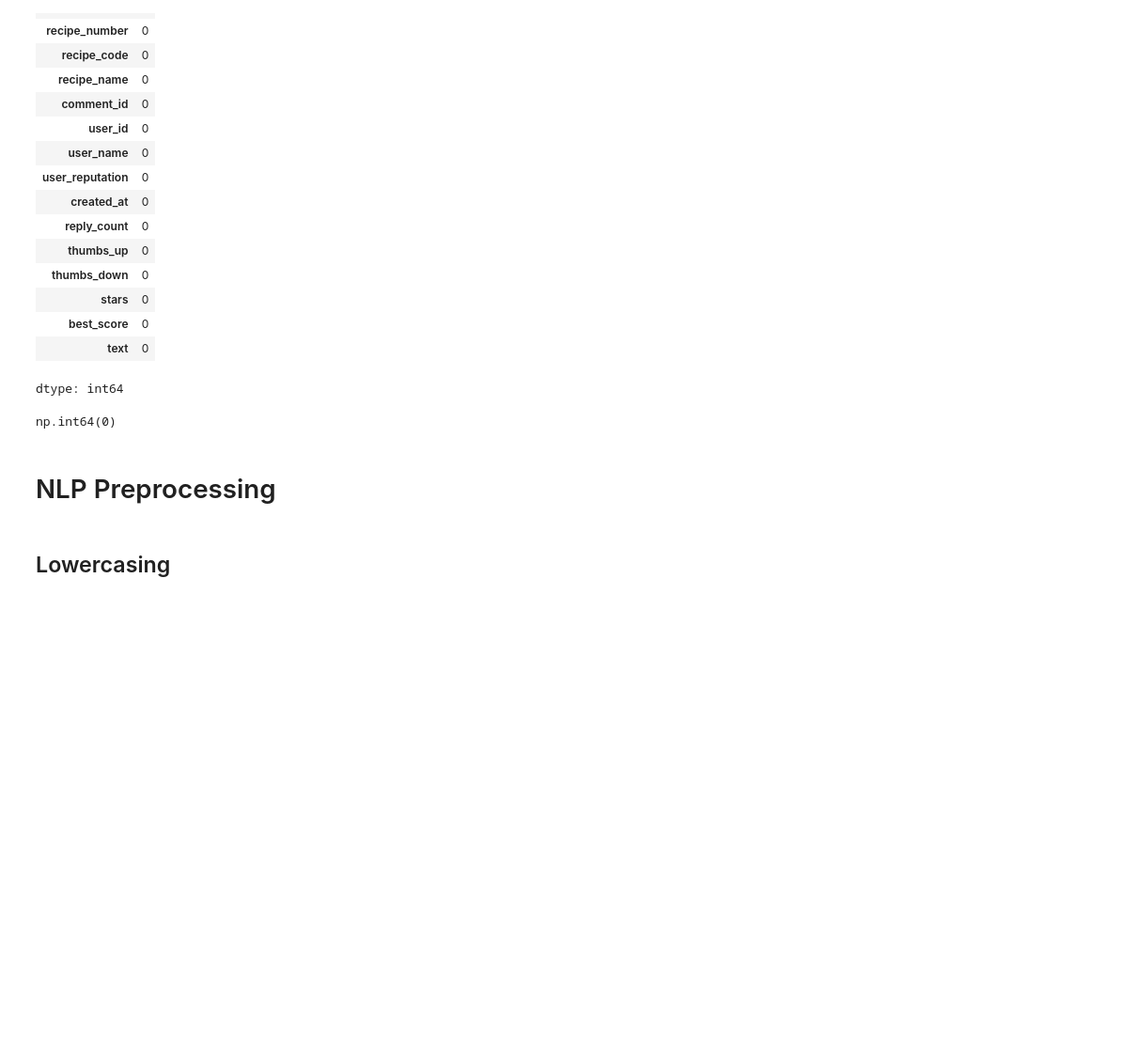
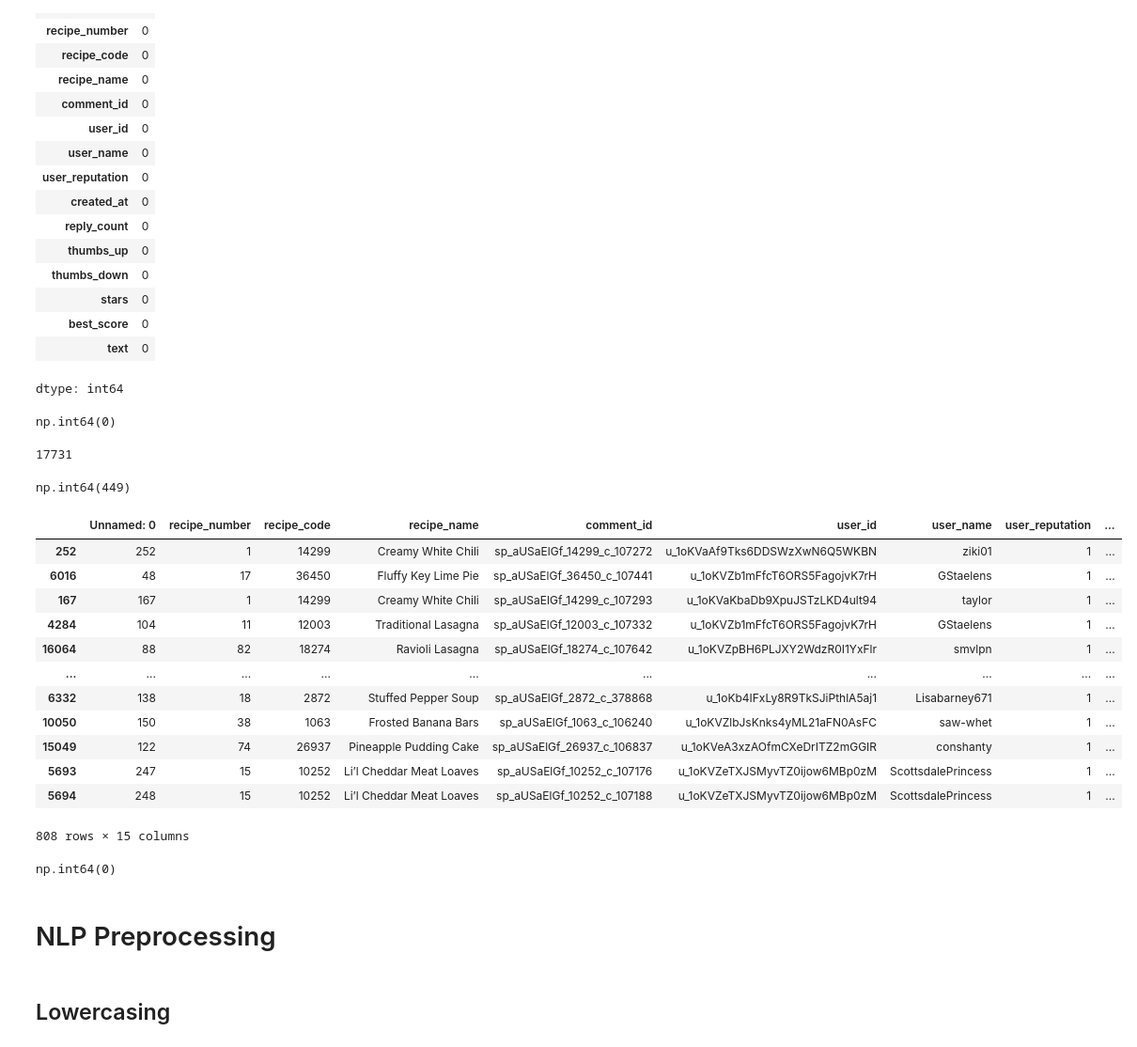
Before and after one commit to Rini43/NLP_Project_Receipe_Reviews_and_Feedback, a Jupyter notebook: notebooks/NLP_Project.ipynb, the cells around one changed output. Shown at 94% size. Drawn from its saved outputs; the diff is of its cells as text; code cells hidden in the pictures; blank space fills up the shorter version.

```diff
--- a/notebooks/NLP_Project.ipynb
+++ b/notebooks/NLP_Project.ipynb
@@ -195,3 +198,33 @@ dtype: int64
 df_review.duplicated().sum()
 # %% [output]
 np.int64(0)
+# %%
+# Count the number of unique reviews in the 'text' column
+
+df_review["text"].nunique()
+# %% [output]
+17731
+# %%
+# Duplicate review text
+
+df_review["text"].duplicated().sum()
+# %% [output]
+np.int64(449)
+# %%
+#  Inspect them
+
+df_review[df_review["text"].duplicated(keep=False)].sort_values("text")
+# %% [output]
+|  | Unnamed: 0 | recipe_number | recipe_code | recipe_name | comment_id | user_id | user_name | user_reputation | ... |
+| 252 | 252 | 1 | 14299 | Creamy White Chili | sp_aUSaElGf_14299_c_107272 | u_1oKVaAf9Tks6DDSWzXwN6Q5WKBN | ziki01 | 1 | ... |
+| 6016 | 48 | 17 | 36450 | Fluffy Key Lime Pie | sp_aUSaElGf_36450_c_107441 | u_1oKVZb1mFfcT6ORS5FagojvK7rH | GStaelens | 1 | ... |
+| 167 | 167 | 1 | 14299 | Creamy White Chili | sp_aUSaElGf_14299_c_107293 | u_1oKVaKbaDb9XpuJSTzLKD4ult94 | taylor | 1 | ... |
+| 4284 | 104 | 11 | 12003 | Traditional Lasagna | sp_aUSaElGf_12003_c_107332 | u_1oKVZb1mFfcT6ORS5FagojvK7rH | GStaelens | 1 | ... |
+| 16064 | 88 | 82 | 18274 | Ravioli Lasagna | sp_aUSaElGf_18274_c_107642 | u_1oKVZpBH6PLJXY2WdzR0I1YxFlr | smvlpn | 1 | ... |
+| ... | ... | ... | ... | ... | ... | ... | ... | ... | ... |
+| 6332 | 138 | 18 | 2872 | Stuffed Pepper Soup | sp_aUSaElGf_2872_c_378868 | u_1oKb4IFxLy8R9TkSJiPthlA5aj1 | Lisabarney671 | 1 | ... |
+| 10050 | 150 | 38 | 1063 | Frosted Banana Bars | sp_aUSaElGf_1063_c_106240 | u_1oKVZlbJsKnks4yML21aFN0AsFC | saw-whet | 1 | ... |
+| 15049 | 122 | 74 | 26937 | Pineapple Pudding Cake | sp_aUSaElGf_26937_c_106837 | u_1oKVeA3xzAOfmCXeDrITZ2mGGIR | conshanty | 1 | ... |
+| 5693 | 247 | 15 | 10252 | Li’l Cheddar Meat Loaves | sp_aUSaElGf_10252_c_107176 | u_1oKVZeTXJSMyvTZ0ijow6MBp0zM | ScottsdalePrincess | 1 | ... |
+| 5694 | 248 | 15 | 10252 | Li’l Cheddar Meat Loaves | sp_aUSaElGf_10252_c_107188 | u_1oKVZeTXJSMyvTZ0ijow6MBp0zM | ScottsdalePrincess | 1 | ... |
+808 rows × 15 columns
@@ -198,3 +240,9 @@ np.int64(0)
+# %%
+# Checking the review text
+
+df_review["text"].duplicated().sum()
+# %% [output]
+np.int64(0)
 # %%
 # removing unwanted colums
 df_review.drop(columns = ['Unnamed: 0','recipe_number','recipe_code','comment_id','user_id','user_reputation','created_at','reply_count','best_score'],inplace = True)
```
Also changed, not shown: parts of 23 cells of this notebook.
